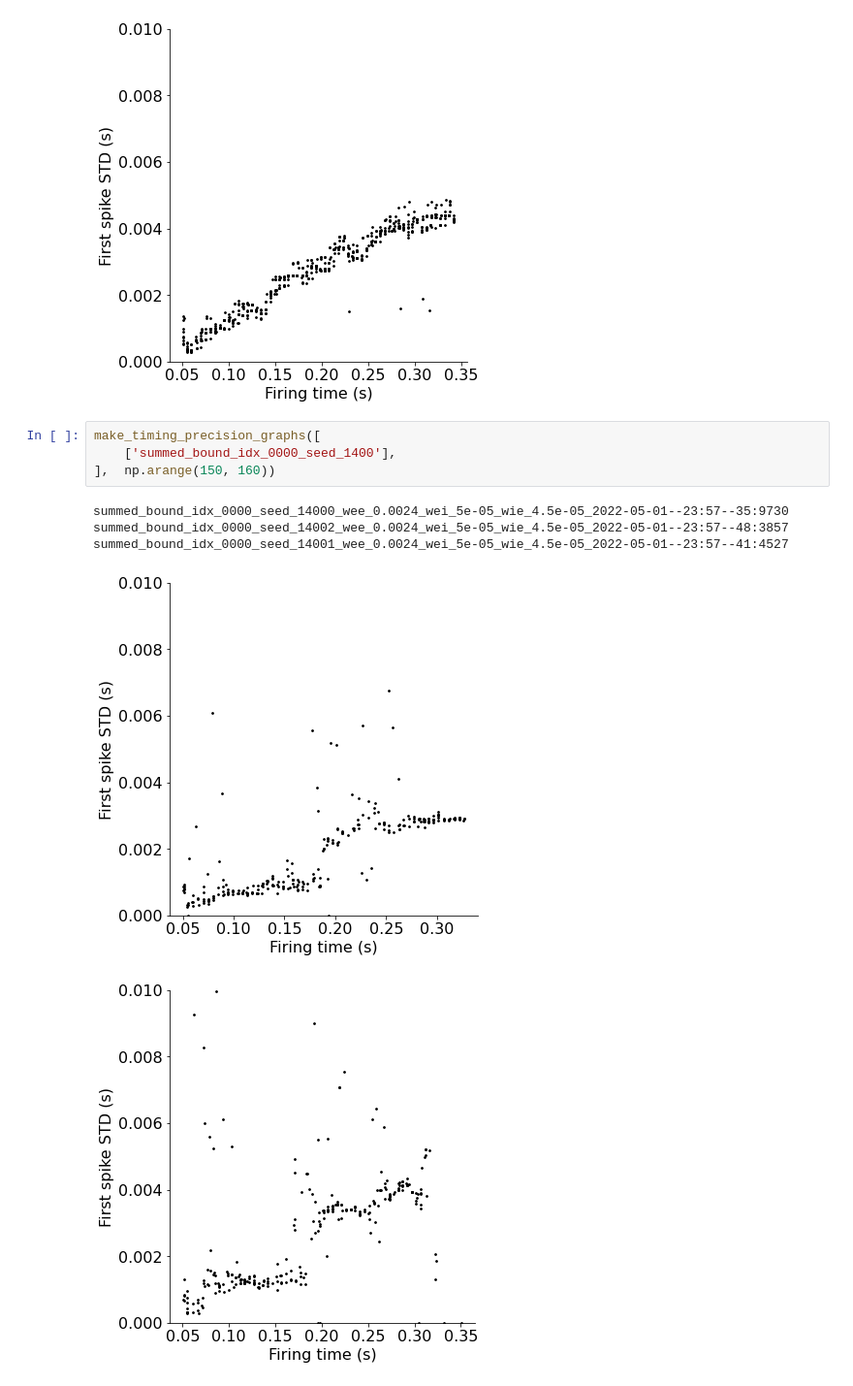
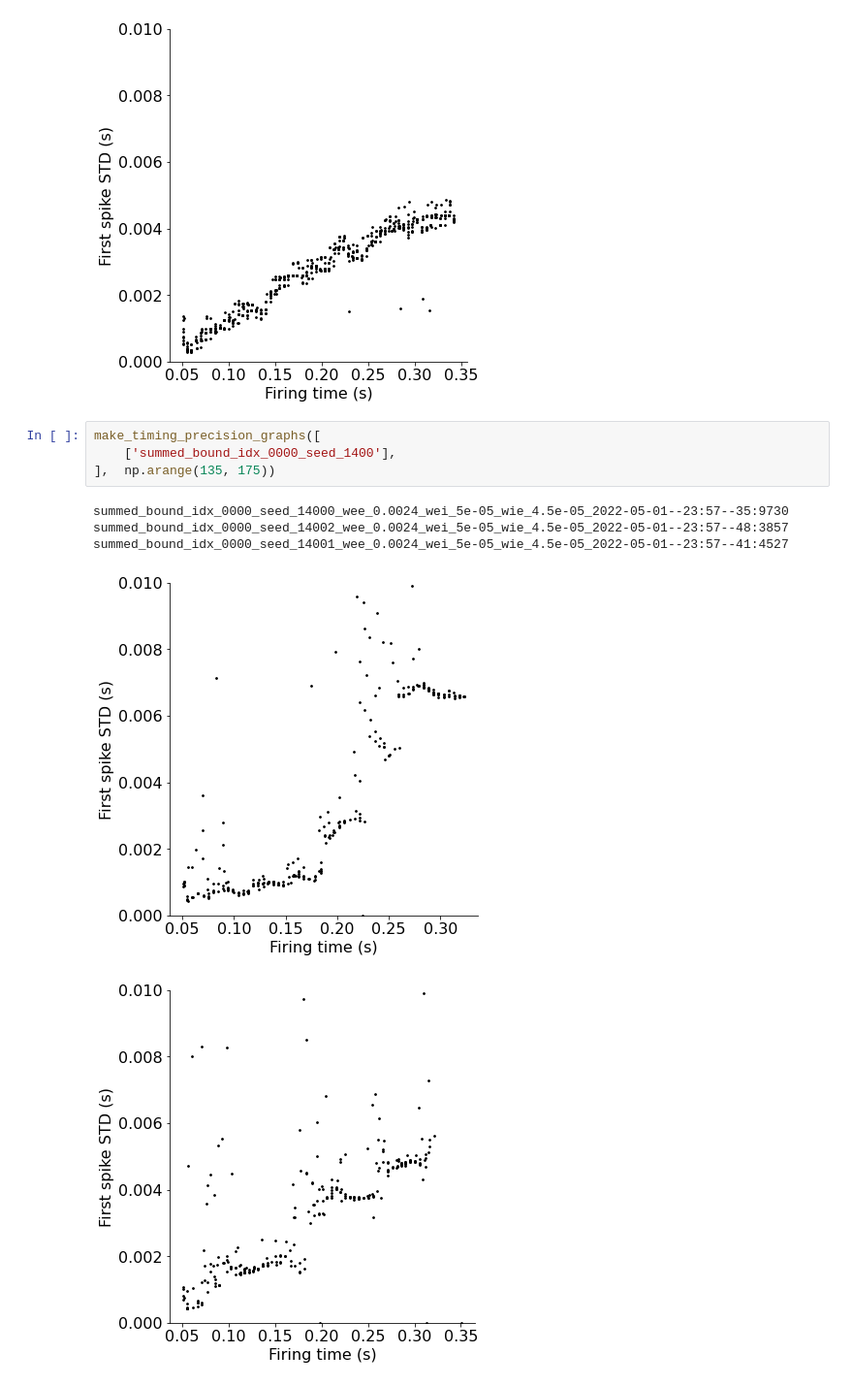
Before and after one commit to davidgbe/synfire_chain_growth, a Jupyter notebook: resilience_project_22_04_13/neurogenesis_+_heterosynaptic_comp_22_04_13/firing_rate_bound_neurogenesis_22_04_20/nb.ipynb, the cells around one changed output. Shown at 97% size. Saved outputs shown, nothing was run; the diff lists cells and outputs as text.

```diff
--- a/resilience_project_22_04_13/neurogenesis_+_heterosynaptic_comp_22_04_13/firing_rate_bound_neurogenesis_22_04_20/nb.ipynb
+++ b/resilience_project_22_04_13/neurogenesis_+_heterosynaptic_comp_22_04_13/firing_rate_bound_neurogenesis_22_04_20/nb.ipynb
@@ -585,10 +585,10 @@ summed_bound_idx_0000_seed_14001_wee_0.0024_wei_5e-05_wie_4.5e-05_2022-05-01--23
 # %%
 make_timing_precision_graphs([
     ['summed_bound_idx_0000_seed_1400'],
-],  np.arange(150, 160))
+],  np.arange(135, 175))
 # %% [output]
 summed_bound_idx_0000_seed_14000_wee_0.0024_wei_5e-05_wie_4.5e-05_2022-05-01--23:57--35:9730
 summed_bound_idx_0000_seed_14002_wee_0.0024_wei_5e-05_wie_4.5e-05_2022-05-01--23:57--48:3857
 summed_bound_idx_0000_seed_14001_wee_0.0024_wei_5e-05_wie_4.5e-05_2022-05-01--23:57--41:4527
-[figure, old version]
+[figure, new version]
-[figure, old version]
+[figure, new version]
```
Also changed, not shown: parts of 3 cells of this notebook, 2 other files.
